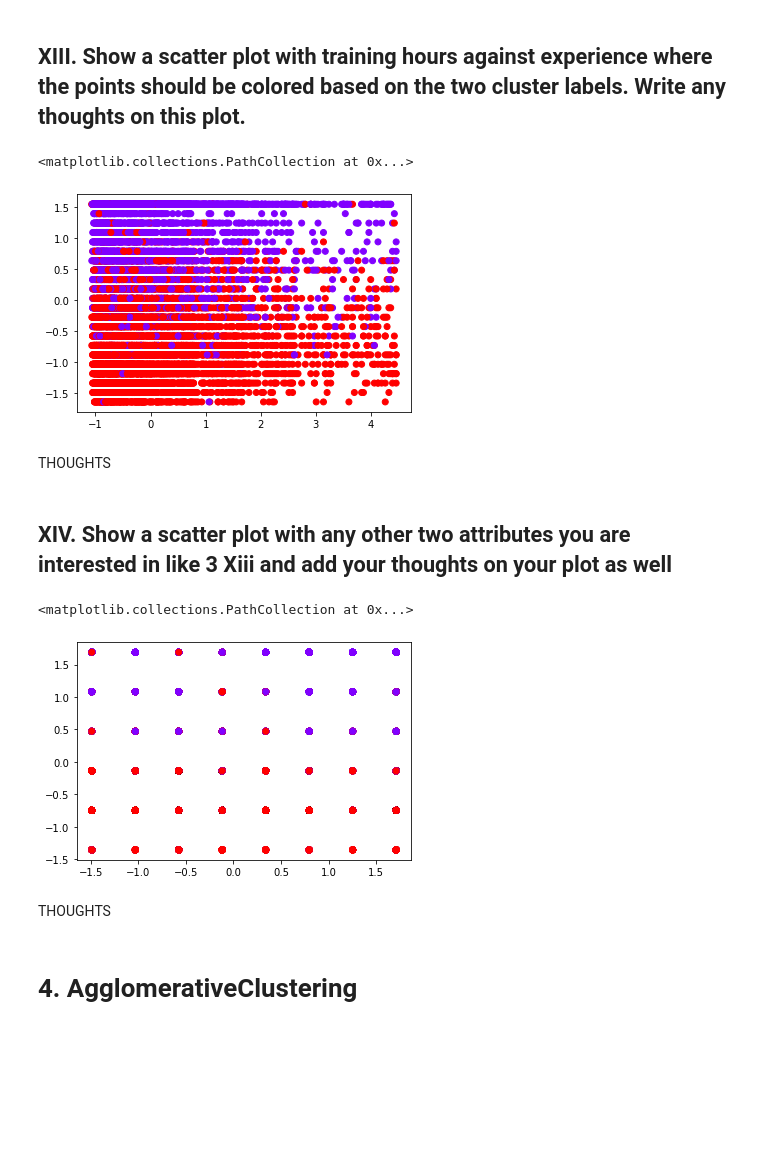
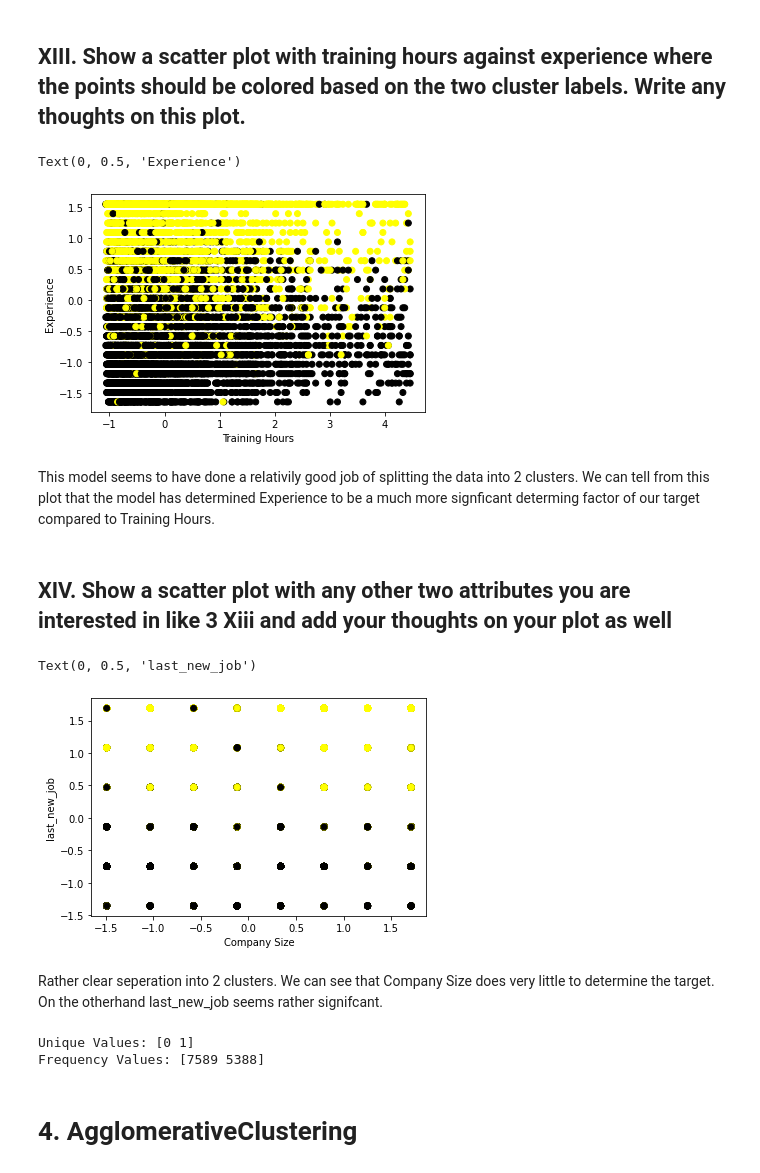
Before and after one commit to jmazor/Machine_A4, a Jupyter notebook: Mazor_Justin_A4.ipynb, the cells around one changed output. Cells and saved outputs as stored; diff of their text form; code cells hidden in the pictures; blank space fills up the shorter version.

```diff
--- a/Mazor_Justin_A4.ipynb
+++ b/Mazor_Justin_A4.ipynb
@@ -280,21 +291,38 @@ print(X_scaled)
 # %% [markdown]
 ## XIII. Show a scatter plot with training hours against experience where the points should be colored based on the two cluster labels. Write any thoughts on this plot.
 # %%
-plt.scatter(X_scaled[:,X_features.index("training_hours")],X_scaled[:,X_features.index("experience")],c=df['cluster_label'],cmap='rainbow')
+plt.scatter(X_scaled[:,X_features.index("training_hours")],X_scaled[:,X_features.index("experience")],c=df['cluster_label'],cmap='gnuplot')
+plt.xlabel('Training Hours')
+plt.ylabel('Experience')
 # %% [output]
-<matplotlib.collections.PathCollection at 0x...>
+Text(0, 0.5, 'Experience')
-[figure, old version]
+[figure, new version]
-# %% [markdown]
-THOUGHTS
+# %% [markdown]
+This model seems to have done a relativily good job of splitting the data into 2 clusters. We can tell from this plot that the model has determined Experience to be a much more signficant determing factor of our target compared to Training Hours.
 # %% [markdown]
 ## XIV. Show a scatter plot with any other two attributes you are interested in like 3 Xiii and add your thoughts on your plot as well
 # %%
-plt.scatter(X_scaled[:,X_features.index('company_size')],X_scaled[:,X_features.index('last_new_job')],c=df['cluster_label'],cmap='rainbow')
+plt.scatter(X_scaled[:,X_features.index('company_size')],X_scaled[:,X_features.index('last_new_job')],c=df['cluster_label'],cmap='gnuplot')
+plt.xlabel('Company Size')
+plt.ylabel('last_new_job')
 # %% [output]
-<matplotlib.collections.PathCollection at 0x...>
+Text(0, 0.5, 'last_new_job')
-[figure, old version]
+[figure, new version]
-# %% [markdown]
-THOUGHTS
+# %% [markdown]
+Rather clear seperation into 2 clusters. We can see that Company Size does very little to determine the target. On the otherhand last_new_job seems rather signifcant.
+# %%
+unique, frequency = np.unique(df['cluster_label'],
+                              return_counts = True)
+# print unique values array
+print("Unique Values:",
+      unique)
+
+# print frequency array
+print("Frequency Values:",
+      frequency)
+# %% [output]
+Unique Values: [0 1]
+Frequency Values: [7589 5388]
 # %% [markdown]
 # 4. AgglomerativeClustering
 # %% [markdown]
```
Also changed, not shown: parts of 16 cells of this notebook.
